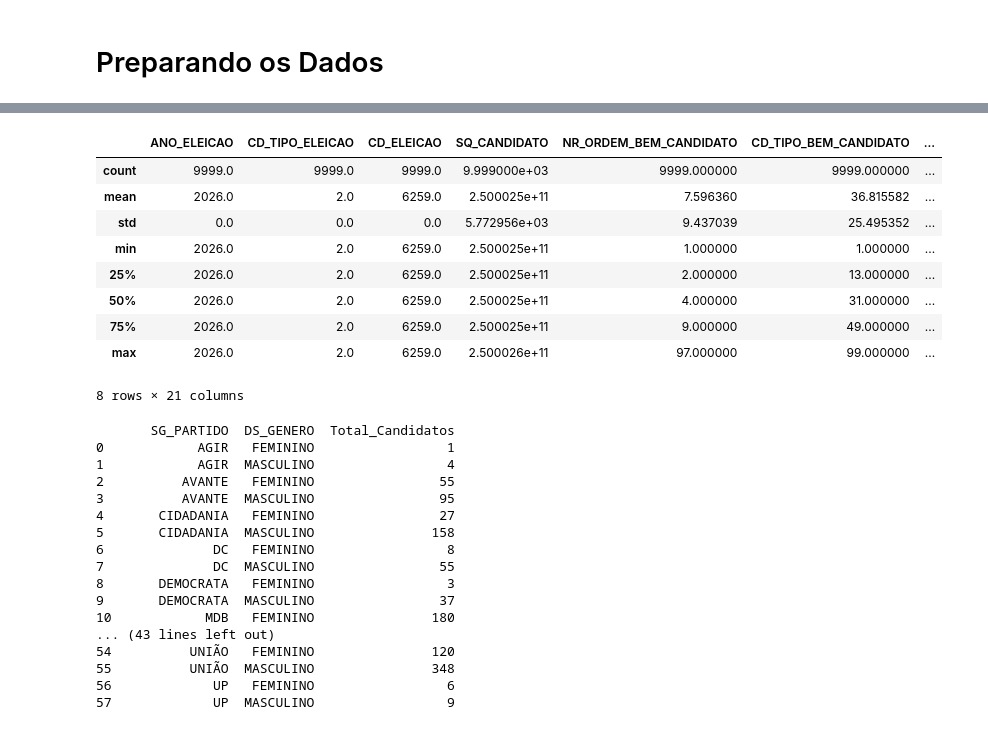
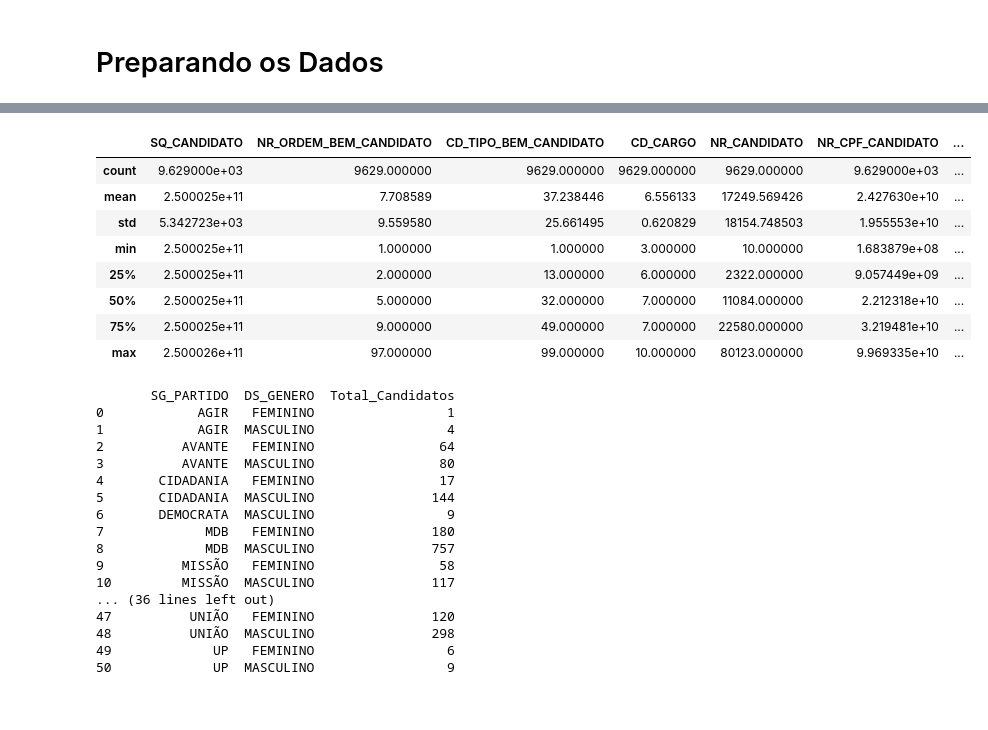
Before and after one commit to AraujoKienzle/Atividade-ADA-08-2026-Prof-Leonardo, a Jupyter notebook: projeto_08_2026.ipynb, the cells around one changed output, grey strips where cells are left out. Saved outputs shown, nothing was run; the diff lists cells and outputs as text; code cells hidden in the pictures.

```diff
--- a/projeto_08_2026.ipynb
+++ b/projeto_08_2026.ipynb
@@ -93,0 +113,5 @@ con_cand_filtrado = con_cand.drop(columns=colunas_repetidas)
+# %%
+# Excluir colunas
+
+base_limpa_cand = con_cand.drop(columns=colunas_constantes_cand)
+base_limpa_cand.shape
@@ -93,0 +122,3 @@ con_cand_filtrado = con_cand.drop(columns=colunas_repetidas)
+# %%
+# Identificar colunas com apenas 1 valor distinto (incluindo ou ignorando nulos)
+colunas_constantes_bem = [col for col in bem_cand.columns if bem_cand[col].nunique() <= 1]
@@ -93,0 +139,3 @@ con_cand_filtrado = con_cand.drop(columns=colunas_repetidas)
+# %%
+base_limpa_bem = bem_cand.drop(columns=colunas_constantes_bem)
+base_limpa_bem.shape
@@ -94,4 +148,4 @@ con_cand_filtrado = con_cand.drop(columns=colunas_repetidas)
 # %%
 # Une os arquivos usando a coluna 'SQ_CANDIDATO' como referência
 # O 'how=left' garante que todos os dados do seu arquivo principal (bem_cand) sejam mantidos
-resultado = pd.merge(bem_cand, con_cand_filtrado, on='SQ_CANDIDATO', how='left')
+base_total = pd.merge(base_limpa_bem, base_limpa_cand, on='SQ_CANDIDATO', how='left')
@@ -129,20 +187,19 @@ memory usage: 8.6 MB
 # %%
 # Mostra média, mínimo, máximo, desvio padrão e os quartis de todas as colunas
-resultado.describe()
+base_total.describe()
 # %% [output]
-|  | ANO_ELEICAO | CD_TIPO_ELEICAO | CD_ELEICAO | SQ_CANDIDATO | NR_ORDEM_BEM_CANDIDATO | CD_TIPO_BEM_CANDIDATO | ... |
-| count | 9999.0 | 9999.0 | 9999.0 | 9.999000e+03 | 9999.000000 | 9999.000000 | ... |
-| mean | 2026.0 | 2.0 | 6259.0 | 2.500025e+11 | 7.596360 | 36.815582 | ... |
-| std | 0.0 | 0.0 | 0.0 | 5.772956e+03 | 9.437039 | 25.495352 | ... |
-| min | 2026.0 | 2.0 | 6259.0 | 2.500025e+11 | 1.000000 | 1.000000 | ... |
-| 25% | 2026.0 | 2.0 | 6259.0 | 2.500025e+11 | 2.000000 | 13.000000 | ... |
-| 50% | 2026.0 | 2.0 | 6259.0 | 2.500025e+11 | 4.000000 | 31.000000 | ... |
-| 75% | 2026.0 | 2.0 | 6259.0 | 2.500025e+11 | 9.000000 | 49.000000 | ... |
-| max | 2026.0 | 2.0 | 6259.0 | 2.500026e+11 | 97.000000 | 99.000000 | ... |
+|  | SQ_CANDIDATO | NR_ORDEM_BEM_CANDIDATO | CD_TIPO_BEM_CANDIDATO | CD_CARGO | NR_CANDIDATO | NR_CPF_CANDIDATO | ... |
+| count | 9.629000e+03 | 9629.000000 | 9629.000000 | 9629.000000 | 9629.000000 | 9.629000e+03 | ... |
+| mean | 2.500025e+11 | 7.708589 | 37.238446 | 6.556133 | 17249.569426 | 2.427630e+10 | ... |
+| std | 5.342723e+03 | 9.559580 | 25.661495 | 0.620829 | 18154.748503 | 1.955553e+10 | ... |
+| min | 2.500025e+11 | 1.000000 | 1.000000 | 3.000000 | 10.000000 | 1.683879e+08 | ... |
+| 25% | 2.500025e+11 | 2.000000 | 13.000000 | 6.000000 | 2322.000000 | 9.057449e+09 | ... |
+| 50% | 2.500025e+11 | 5.000000 | 32.000000 | 7.000000 | 11084.000000 | 2.212318e+10 | ... |
+| 75% | 2.500025e+11 | 9.000000 | 49.000000 | 7.000000 | 22580.000000 | 3.219481e+10 | ... |
+| max | 2.500026e+11 | 97.000000 | 99.000000 | 10.000000 | 80123.000000 | 9.969335e+10 | ... |
-8 rows × 21 columns
 # %%
 # Agrupa por Partido e Sexo, e depois conta a quantidade de candidatos
-subtotal_genero = resultado.groupby(['SG_PARTIDO', 'DS_GENERO']).size().reset_index(name='Total_Candidatos')
+subtotal_genero = base_total.groupby(['SG_PARTIDO', 'DS_GENERO']).size().reset_index(name='Total_Candidatos')
 
 # Exibe a lista completa de contagem na tela
 print(subtotal_genero)
@@ -150,20 +207,20 @@ print(subtotal_genero)
        SG_PARTIDO  DS_GENERO  Total_Candidatos
 0            AGIR   FEMININO                 1
 1            AGIR  MASCULINO                 4
-2          AVANTE   FEMININO                55
-3          AVANTE  MASCULINO                95
-4       CIDADANIA   FEMININO                27
-5       CIDADANIA  MASCULINO               158
-6              DC   FEMININO                 8
-7              DC  MASCULINO                55
-8       DEMOCRATA   FEMININO                 3
-9       DEMOCRATA  MASCULINO                37
-10            MDB   FEMININO               180
-... (43 lines left out)
-54          UNIÃO   FEMININO               120
-55          UNIÃO  MASCULINO               348
-56             UP   FEMININO                 6
-57             UP  MASCULINO                 9
+2          AVANTE   FEMININO                64
+3          AVANTE  MASCULINO                80
+4       CIDADANIA   FEMININO                17
+5       CIDADANIA  MASCULINO               144
+6       DEMOCRATA  MASCULINO                 9
+7             MDB   FEMININO               180
+8             MDB  MASCULINO               757
+9          MISSÃO   FEMININO                58
+10         MISSÃO  MASCULINO               117
+... (36 lines left out)
+47          UNIÃO   FEMININO               120
+48          UNIÃO  MASCULINO               298
+49             UP   FEMININO                 6
+50             UP  MASCULINO                 9
 # %%
 import matplotlib.pyplot as plt
 
```
Also changed, not shown: parts of 17 cells of this notebook.
